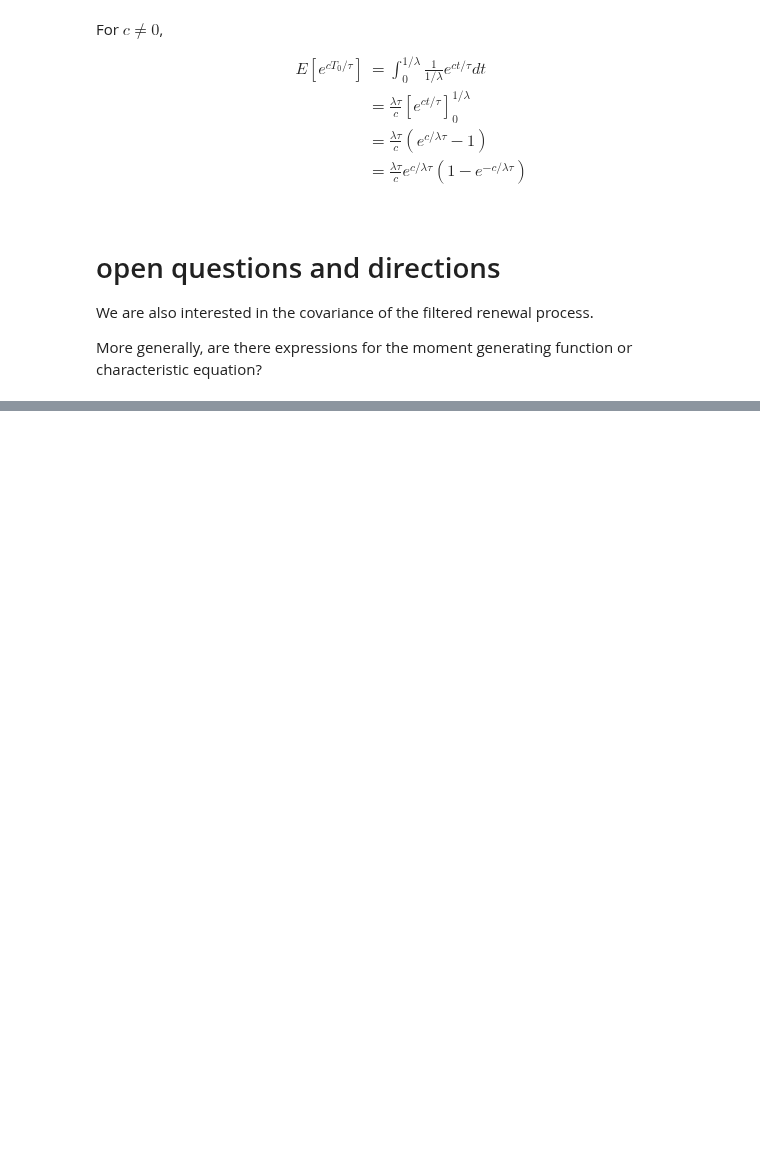
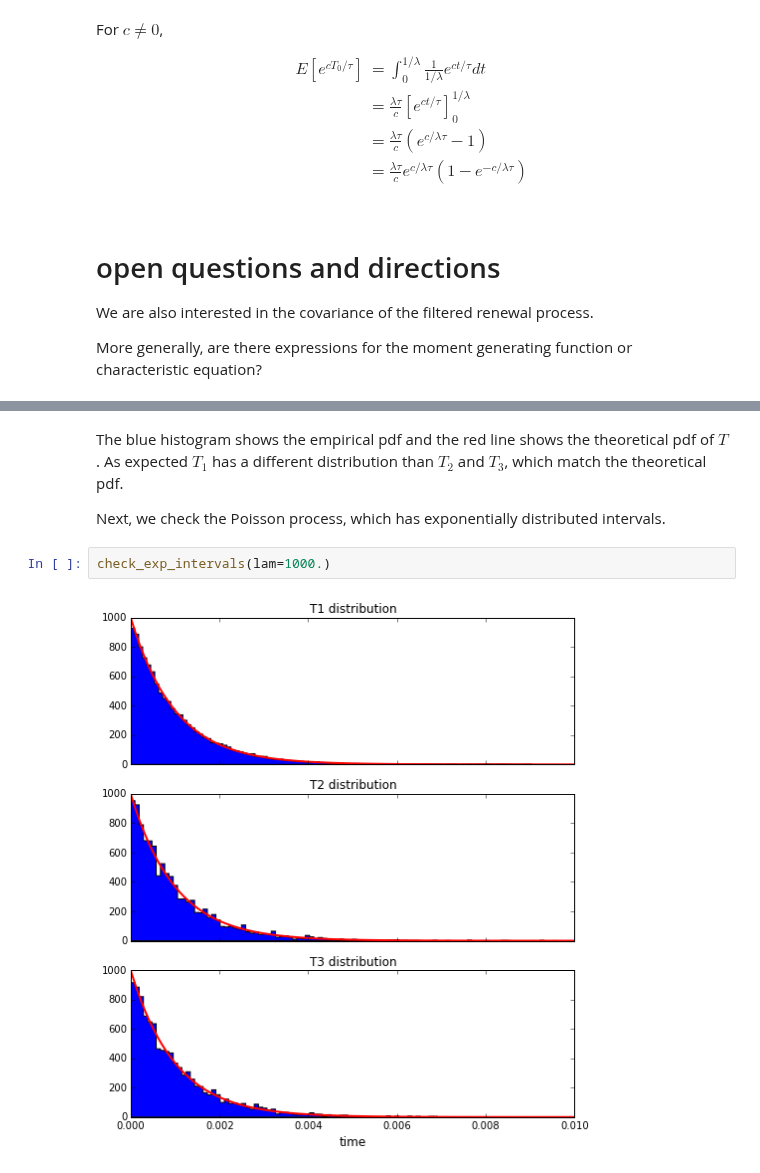
Before and after one commit to samfok/notebooks, a Jupyter notebook: theory/campbell_theorem.ipynb, the cells around one changed output, grey strips where cells are left out. Cells and saved outputs as stored; diff of their text form; blank space fills up the shorter version.

```diff
--- a/theory/campbell_theorem.ipynb
+++ b/theory/campbell_theorem.ipynb
@@ -325,0 +496,8 @@ More generally, are there expressions for the moment generating function or char
+# %% [markdown]
+The blue histogram shows the empirical pdf and the red line shows the theoretical pdf of $T$. As expected $T_1$ has a different distribution than $T_2$ and $T_3$, which match the theoretical pdf.
+
+Next, we check the Poisson process, which has exponentially distributed intervals.
+# %%
+check_exp_intervals(lam=1000.)
+# %% [output]
+[figure, added]
```
Also changed, not shown: parts of 24 cells of this notebook, 2 other files.
